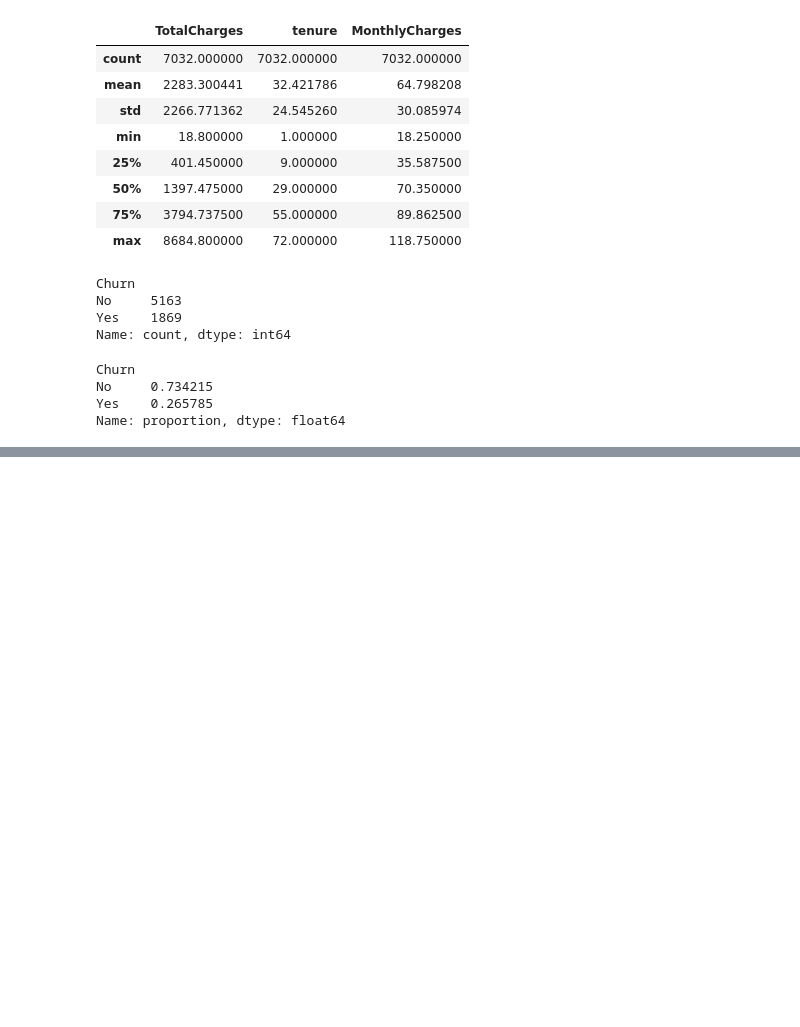
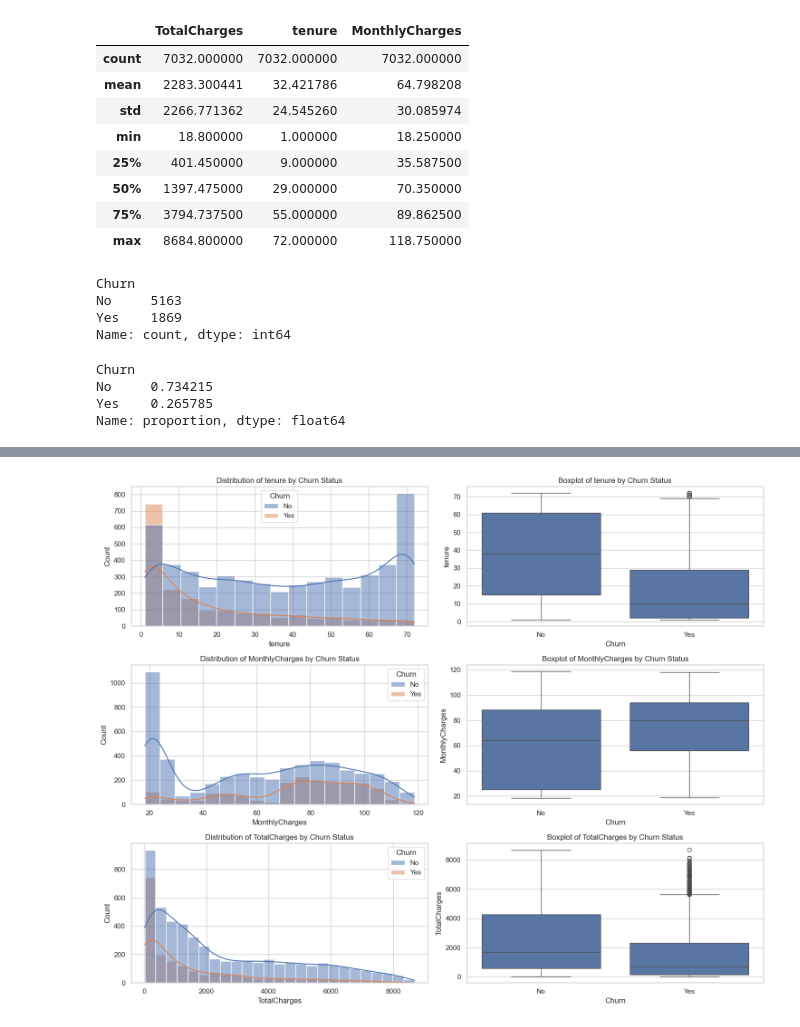
Before and after one commit to Sayeeshwar/churn_prediction, a Jupyter notebook: model.ipynb, the cells around one changed output, grey strips where cells are left out. Drawn from its saved outputs; the diff is of its cells as text; code cells hidden in the pictures; blank space fills up the shorter version.

```diff
--- a/model.ipynb
+++ b/model.ipynb
@@ -110,0 +149,16 @@ Name: proportion, dtype: float64
+# %%
+numerical_vars = ['tenure', 'MonthlyCharges', 'TotalCharges']
+fig, axes = plt.subplots(len(numerical_vars), 2, figsize=(15, 12))
+
+for i, var in enumerate(numerical_vars):
+    sns.histplot(data=df, x=var, hue='Churn', kde=True, ax=axes[i, 0])
+    axes[i, 0].set_title(f'Distribution of {var} by Churn Status')
+
+    # Boxplot
+    sns.boxplot(data=df, y=var, x='Churn', ax=axes[i, 1])
+    axes[i, 1].set_title(f'Boxplot of {var} by Churn Status')
+
+plt.tight_layout()
+plt.show()
+# %% [output]
+[figure, added]
```
Also changed, not shown: parts of 9 cells of this notebook.
